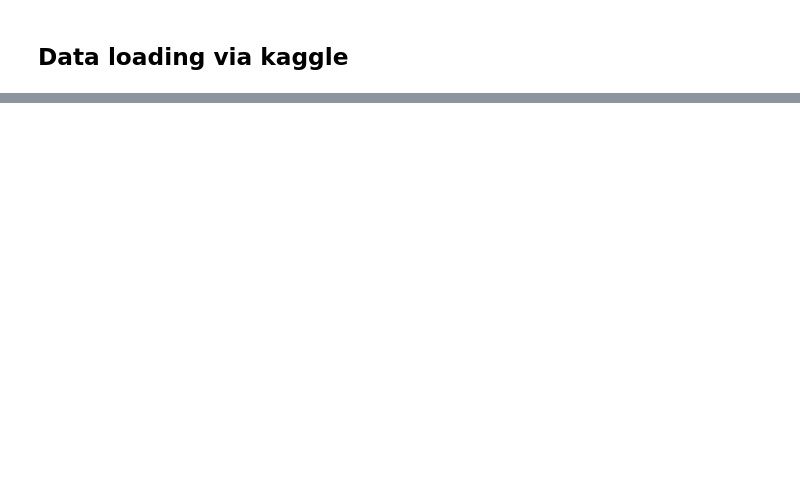
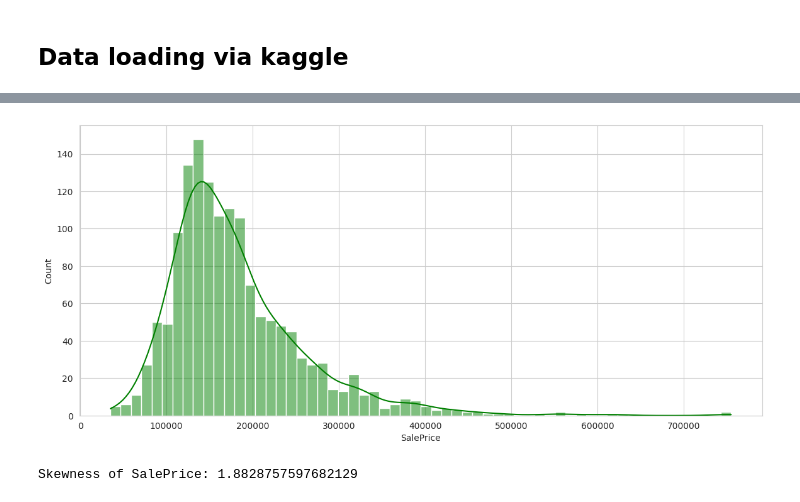
Before and after one commit to Yashtiii/Predicting-house-market-trend, a Jupyter notebook: house_market_trend.ipynb, the cells around one changed output, grey strips where cells are left out. Cells and saved outputs as stored; diff of their text form; code cells hidden in the pictures; blank space fills up the shorter version.

```diff
--- a/house_market_trend.ipynb
+++ b/house_market_trend.ipynb
@@ -42,0 +108,3 @@ sns.set_style('whitegrid')
+# %%
+train_df = pd.read_csv('/content/train.csv')
+test_df = pd.read_csv('/content/test.csv')
@@ -42,0 +123,3 @@ sns.set_style('whitegrid')
+# %%
+train_df.set_index('Id', inplace=True)
+test_df.set_index('Id', inplace=True)
@@ -42,0 +194,9 @@ sns.set_style('whitegrid')
+# %%
+plt.figure(figsize=(14,6))
+
+sns.histplot(train_df['SalePrice'], kde=True, bins= 60, color="green")
+plt.show()
+print(f"Skewness of SalePrice: {train_df['SalePrice'].skew()}")
+# %% [output]
+[figure, added]
+Skewness of SalePrice: 1.8828757597682129
```
Also changed, not shown: parts of 40 cells of this notebook.
